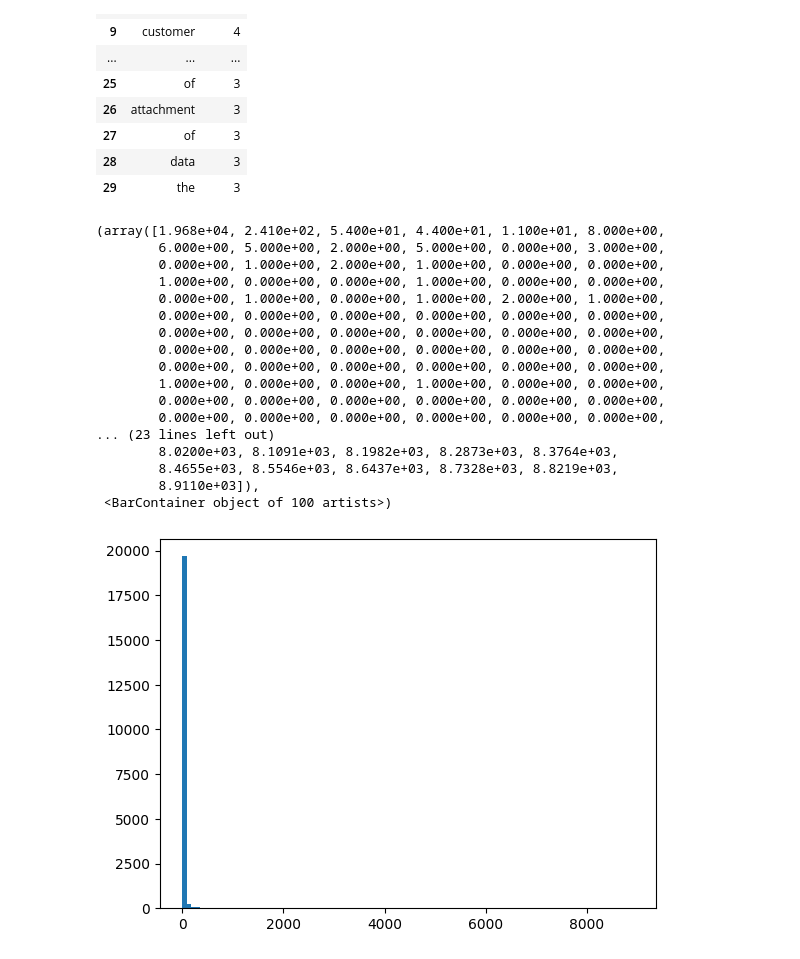
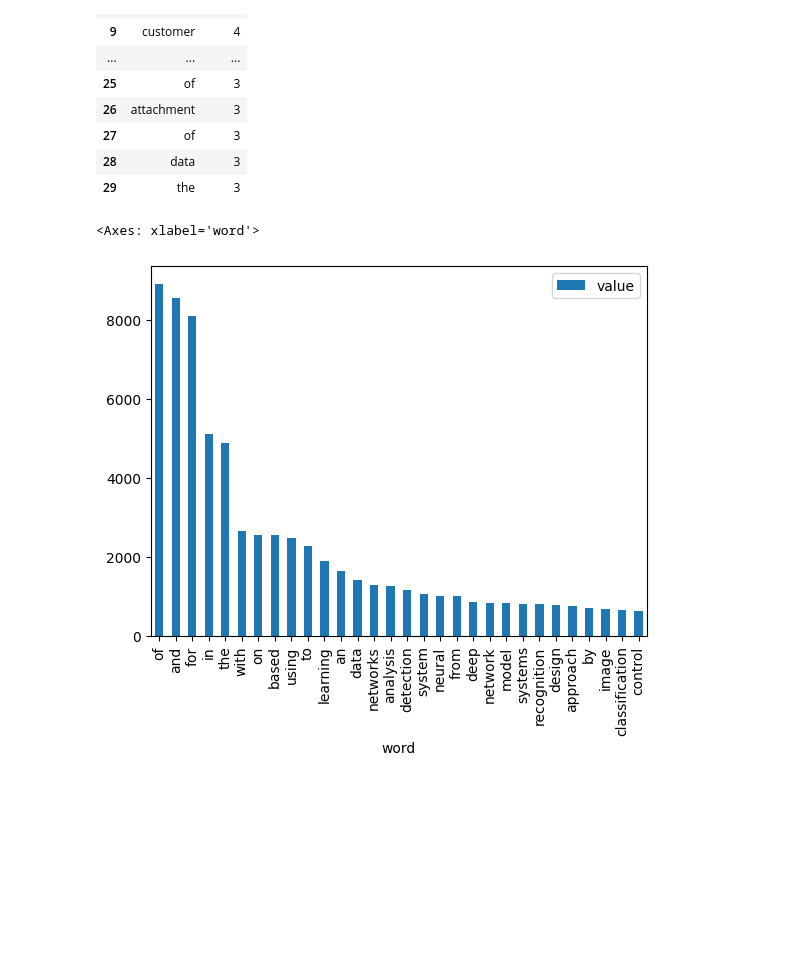
Before and after one commit to jsilvalavin/BE2, a Jupyter notebook: code.ipynb, the cells around one changed output. Cells and saved outputs as stored; diff of their text form; code cells hidden in the pictures; blank space fills up the shorter version.

Commit message:
hist frequencies

```diff
--- a/code.ipynb
+++ b/code.ipynb
@@ -167,23 +167,7 @@ print_feats(titles_matrix, count_vectorizer.get_feature_names_out())
 | 28 | data | 3 |
 | 29 | the | 3 |
 # %%
-plt.hist(titles_matrix.sum(axis=0).tolist()[0], bins = 100)
+print_feats(titles_matrix.sum(axis=0),count_vectorizer.get_feature_names_out()).plot.bar(x='word',y='value')
 # %% [output]
-(array([1.968e+04, 2.410e+02, 5.400e+01, 4.400e+01, 1.100e+01, 8.000e+00,
-        6.000e+00, 5.000e+00, 2.000e+00, 5.000e+00, 0.000e+00, 3.000e+00,
-        0.000e+00, 1.000e+00, 2.000e+00, 1.000e+00, 0.000e+00, 0.000e+00,
-        1.000e+00, 0.000e+00, 0.000e+00, 1.000e+00, 0.000e+00, 0.000e+00,
-        0.000e+00, 1.000e+00, 0.000e+00, 1.000e+00, 2.000e+00, 1.000e+00,
-        0.000e+00, 0.000e+00, 0.000e+00, 0.000e+00, 0.000e+00, 0.000e+00,
-        0.000e+00, 0.000e+00, 0.000e+00, 0.000e+00, 0.000e+00, 0.000e+00,
-        0.000e+00, 0.000e+00, 0.000e+00, 0.000e+00, 0.000e+00, 0.000e+00,
-        0.000e+00, 0.000e+00, 0.000e+00, 0.000e+00, 0.000e+00, 0.000e+00,
-        1.000e+00, 0.000e+00, 0.000e+00, 1.000e+00, 0.000e+00, 0.000e+00,
-        0.000e+00, 0.000e+00, 0.000e+00, 0.000e+00, 0.000e+00, 0.000e+00,
-        0.000e+00, 0.000e+00, 0.000e+00, 0.000e+00, 0.000e+00, 0.000e+00,
-... (23 lines left out)
-        8.0200e+03, 8.1091e+03, 8.1982e+03, 8.2873e+03, 8.3764e+03,
-        8.4655e+03, 8.5546e+03, 8.6437e+03, 8.7328e+03, 8.8219e+03,
-        8.9110e+03]),
- <BarContainer object of 100 artists>)
+<Axes: xlabel='word'>
-[figure, old version]
+[figure, new version]
```
